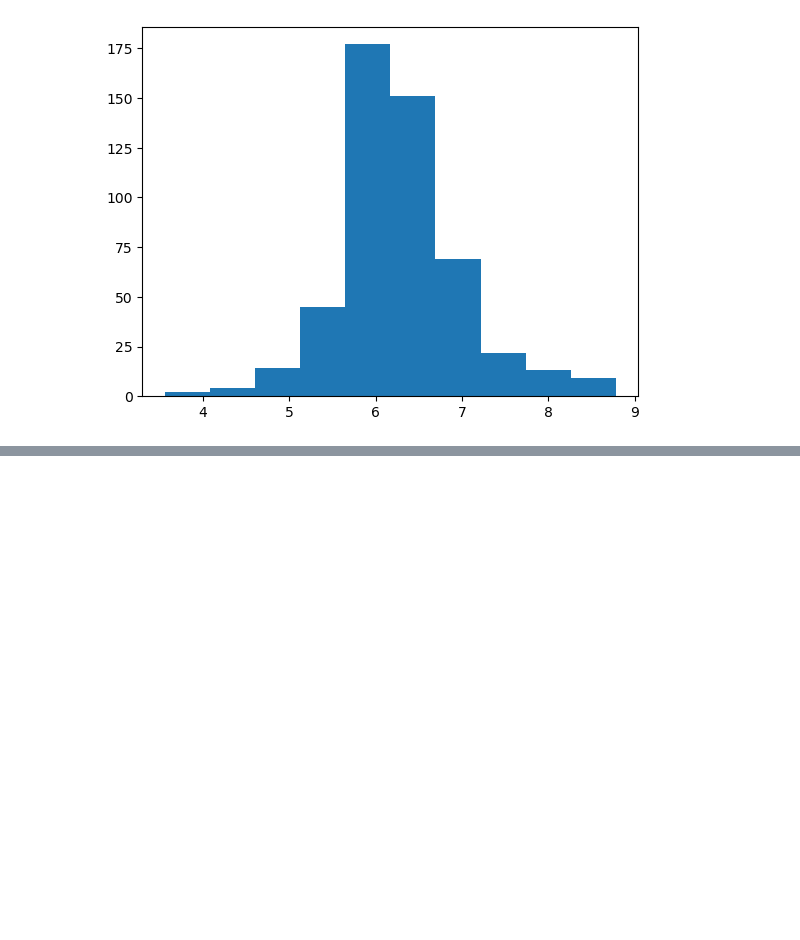
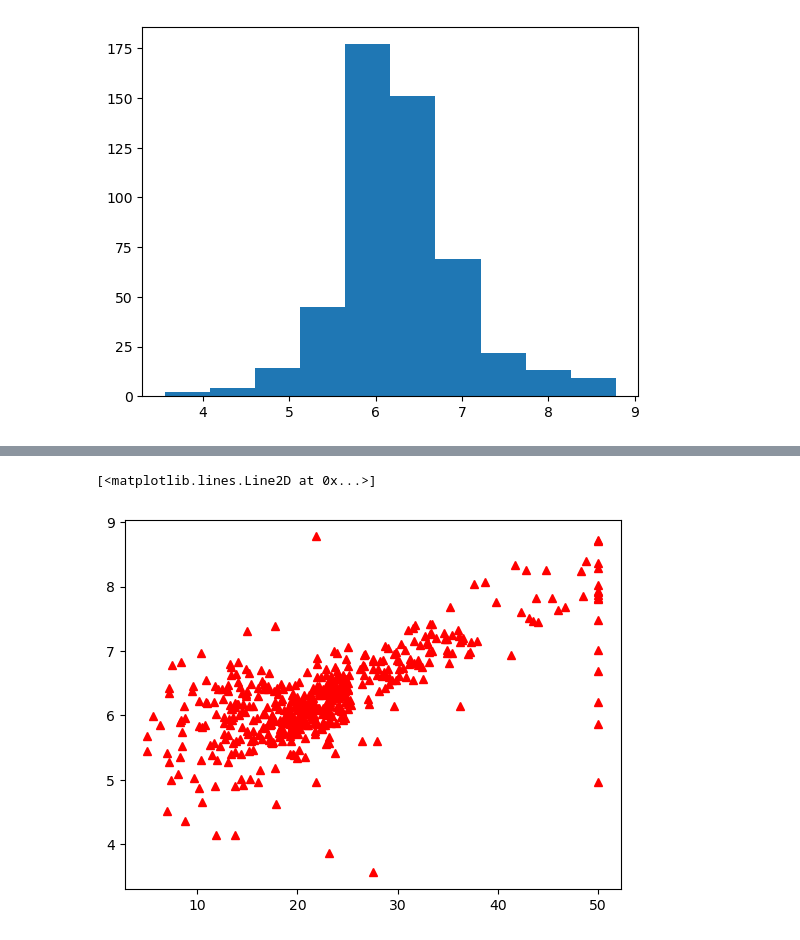
Before and after one commit to hongyeol-seo/ex_dacon_study, a Jupyter notebook: ex_ml/230309_보스턴집값.ipynb, the cells around one changed output, grey strips where cells are left out. Drawn from its saved outputs; the diff is of its cells as text; code cells hidden in the pictures; blank space fills up the shorter version.

```diff
--- a/ex_ml/230309_보스턴집값.ipynb
+++ b/ex_ml/230309_보스턴집값.ipynb
@@ -133,0 +141,5 @@ plt.hist(bostonDf.rm) #그닦 깔끔하게 정규분포는 아니다.
+# %%
+plt.plot(bostonDf.medv,bostonDf.rm,'r^')
+# %% [output]
+[<matplotlib.lines.Line2D at 0x...>]
+[figure, added]
```
Also changed, not shown: parts of 23 cells of this notebook.
